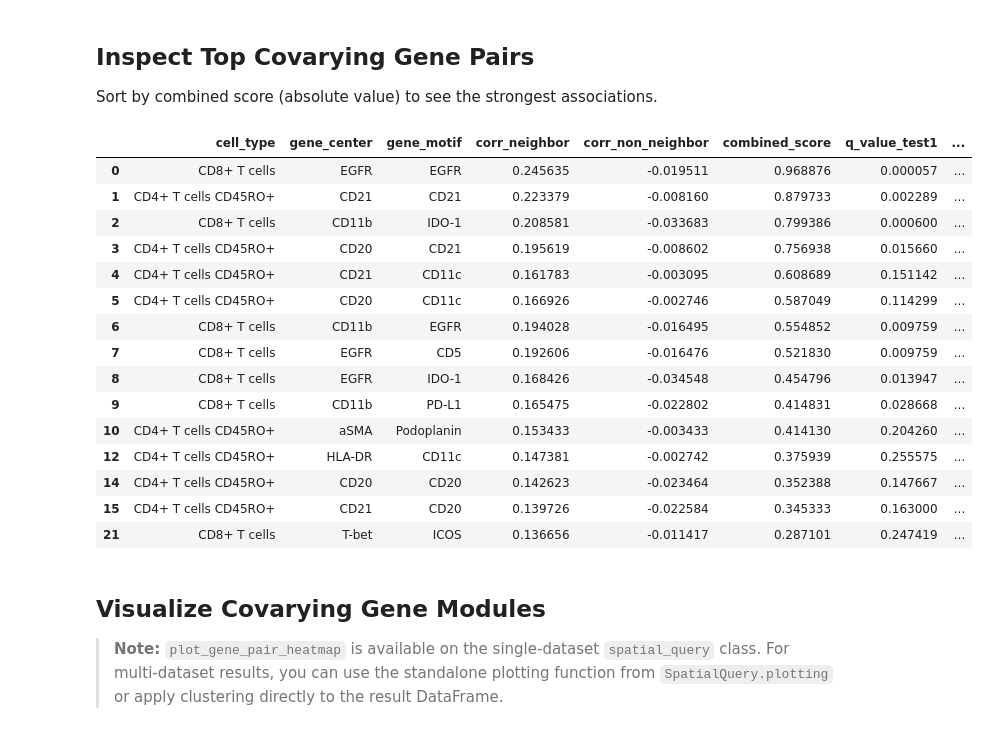
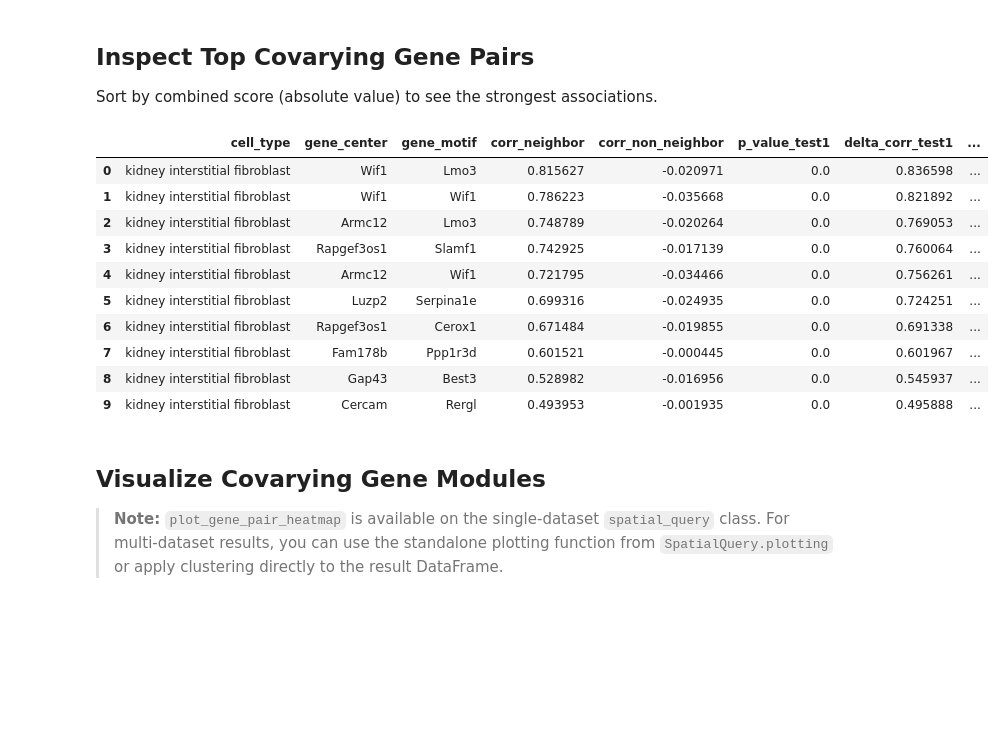
Before and after one commit to ShaokunAn/Spatial-Query, a Jupyter notebook: docs/examples/multi_gene_gene_covariation.ipynb, the cells around one changed output. Saved outputs shown, nothing was run; the diff lists cells and outputs as text; code cells hidden in the pictures; blank space fills up the shorter version.

```diff
--- a/docs/examples/multi_gene_gene_covariation.ipynb
+++ b/docs/examples/multi_gene_gene_covariation.ipynb
@@ -108,0 +105,3 @@ dii = "DII"
+# %%
+valid_ds_names = list(set(s.dataset.split('_')[0] for s in spm.spatial_queries))
+valid_ds_names
@@ -108,0 +113,17 @@ dii = "DII"
+# %%
+# Select top 3000 HVGs per condition and take the union
+tt1 = np.array([f.replace('_','-') for f in dataset_names])
+selected_genes = {}
+tt2 = []
+for adata in adatas:
+    adata.var_names = adata.var[feature_name]
+    tt2.append(adata)
+
+for ds in valid_ds_names:
+    mask = np.where(tt1 == ds)[0]
+    adata_sub = ad.concat([tt2[i].copy() for i in mask], join='inner')
+    print(f"{ds}: {adata_sub.shape}")
+    sc.pp.normalize_total(adata_sub)
+    sc.pp.log1p(adata_sub)
+    sc.pp.highly_variable_genes(adata_sub, n_top_genes=3000)
+    selected_genes[ds] = adata_sub.var[adata_sub.var['highly_variable']].index.tolist()
@@ -109,3 +139,9 @@ dii = "DII"
+# %%
+anchor_ct = "macrophage"
+motif = ['kidney interstitial fibroblast', 'kidney loop of Henle thick ascending limb epithelial cell']
+max_dist = 5
+ds_control = 'control-UMOD-WT/WT'
+ds_case = 'ADTKD-UMOD-KI/KI'
 # %% [markdown]
 ## Method 1: Pooled Covariation (`compute_gene_gene_correlation`)
 
@@ -258,9 +276,10 @@ It tests each **non-anchor cell type separately**, so the output includes a `cel
 covarying = spm.compute_gene_gene_correlation_by_type(
     ct=anchor_ct,
     motif=motif,
-    dataset=dii,
+    dataset=ds_case,
     max_dist=max_dist,
-    alpha=0.9,  # relaxed for demo; use default 0.05 for real analysis
+    genes=selected_genes[ds_case],
+    alpha=0.05,
 )
 
 covarying_sig = covarying[covarying["if_significant"]].copy()
@@ -328,27 +347,19 @@ Name: count, dtype: int64
 
 Sort by combined score (absolute value) to see the strongest associations.
 # %%
-covarying_sig.sort_values("abs_combined_score", ascending=False).head(15)[
-    ["cell_type", "gene_center", "gene_motif", "corr_neighbor", "corr_non_neighbor",
-     "combined_score", "q_value_test1", "q_value_test2"]
-]
+covarying_sig.sort_values("abs_combined_score", ascending=False).head(10)
 # %% [output]
-|  | cell_type | gene_center | gene_motif | corr_neighbor | corr_non_neighbor | combined_score | q_value_test1 | ... |
-| 0 | CD8+ T cells | EGFR | EGFR | 0.245635 | -0.019511 | 0.968876 | 0.000057 | ... |
-| 1 | CD4+ T cells CD45RO+ | CD21 | CD21 | 0.223379 | -0.008160 | 0.879733 | 0.002289 | ... |
-| 2 | CD8+ T cells | CD11b | IDO-1 | 0.208581 | -0.033683 | 0.799386 | 0.000600 | ... |
-| 3 | CD4+ T cells CD45RO+ | CD20 | CD21 | 0.195619 | -0.008602 | 0.756938 | 0.015660 | ... |
-| 4 | CD4+ T cells CD45RO+ | CD21 | CD11c | 0.161783 | -0.003095 | 0.608689 | 0.151142 | ... |
-| 5 | CD4+ T cells CD45RO+ | CD20 | CD11c | 0.166926 | -0.002746 | 0.587049 | 0.114299 | ... |
-| 6 | CD8+ T cells | CD11b | EGFR | 0.194028 | -0.016495 | 0.554852 | 0.009759 | ... |
-| 7 | CD8+ T cells | EGFR | CD5 | 0.192606 | -0.016476 | 0.521830 | 0.009759 | ... |
-| 8 | CD8+ T cells | EGFR | IDO-1 | 0.168426 | -0.034548 | 0.454796 | 0.013947 | ... |
-| 9 | CD8+ T cells | CD11b | PD-L1 | 0.165475 | -0.022802 | 0.414831 | 0.028668 | ... |
-| 10 | CD4+ T cells CD45RO+ | aSMA | Podoplanin | 0.153433 | -0.003433 | 0.414130 | 0.204260 | ... |
-| 12 | CD4+ T cells CD45RO+ | HLA-DR | CD11c | 0.147381 | -0.002742 | 0.375939 | 0.255575 | ... |
-| 14 | CD4+ T cells CD45RO+ | CD20 | CD20 | 0.142623 | -0.023464 | 0.352388 | 0.147667 | ... |
-| 15 | CD4+ T cells CD45RO+ | CD21 | CD20 | 0.139726 | -0.022584 | 0.345333 | 0.163000 | ... |
-| 21 | CD8+ T cells | T-bet | ICOS | 0.136656 | -0.011417 | 0.287101 | 0.247419 | ... |
+|  | cell_type | gene_center | gene_motif | corr_neighbor | corr_non_neighbor | p_value_test1 | delta_corr_test1 | ... |
+| 0 | kidney interstitial fibroblast | Wif1 | Lmo3 | 0.815627 | -0.020971 | 0.0 | 0.836598 | ... |
+| 1 | kidney interstitial fibroblast | Wif1 | Wif1 | 0.786223 | -0.035668 | 0.0 | 0.821892 | ... |
+| 2 | kidney interstitial fibroblast | Armc12 | Lmo3 | 0.748789 | -0.020264 | 0.0 | 0.769053 | ... |
+| 3 | kidney interstitial fibroblast | Rapgef3os1 | Slamf1 | 0.742925 | -0.017139 | 0.0 | 0.760064 | ... |
+| 4 | kidney interstitial fibroblast | Armc12 | Wif1 | 0.721795 | -0.034466 | 0.0 | 0.756261 | ... |
+| 5 | kidney interstitial fibroblast | Luzp2 | Serpina1e | 0.699316 | -0.024935 | 0.0 | 0.724251 | ... |
+| 6 | kidney interstitial fibroblast | Rapgef3os1 | Cerox1 | 0.671484 | -0.019855 | 0.0 | 0.691338 | ... |
+| 7 | kidney interstitial fibroblast | Fam178b | Ppp1r3d | 0.601521 | -0.000445 | 0.0 | 0.601967 | ... |
+| 8 | kidney interstitial fibroblast | Gap43 | Best3 | 0.528982 | -0.016956 | 0.0 | 0.545937 | ... |
+| 9 | kidney interstitial fibroblast | Cercam | Rergl | 0.493953 | -0.001935 | 0.0 | 0.495888 | ... |
 # %% [markdown]
 ## Visualize Covarying Gene Modules
 
```
Also changed, not shown: parts of 29 cells of this notebook, 4 other files.
